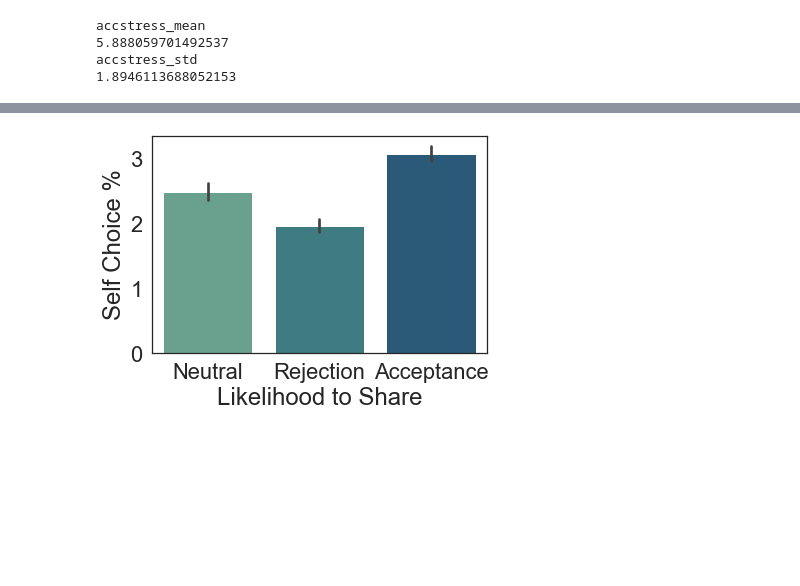
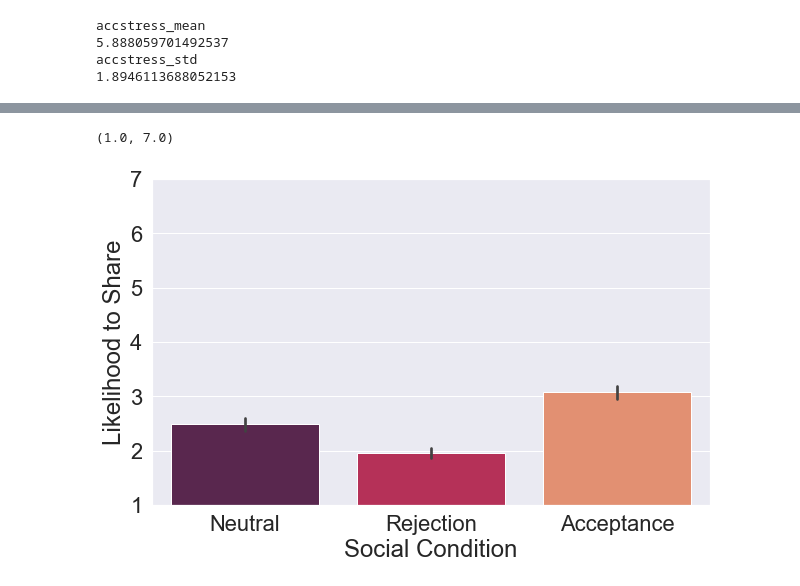
Before and after one commit to fareri-lab/Rejection_Choice, a Jupyter notebook: RMAnova w Pingouin_7.18.23.ipynb, the cells around one changed output, grey strips where cells are left out. Drawn from its saved outputs; the diff is of its cells as text; code cells hidden in the pictures; blank space fills up the shorter version.

```diff
--- a/RMAnova w Pingouin_7.18.23.ipynb
+++ b/RMAnova w Pingouin_7.18.23.ipynb
@@ -925,8 +916,11 @@ choiceplot.figure.savefig('ANOVA_affectplot.png')
 # %%
-#sns.set(font_scale=2)
-choiceplot = sns.barplot(x='Social Condition', y='salience_mean', data= plottingdata,palette= 'crest',errorbar=('ci', 68))
-choiceplot.set_ylabel('Self Choice %')
-choiceplot.set_xlabel('Likelihood to Share')
-choiceplot.figure.savefig('ANOVA_sharingplot.png')
+sns.set(font_scale=2)
+plt.figure(figsize=(10,6))
+choiceplot = sns.barplot(x='Social Condition', y='salience_mean', data= plottingdata,palette= 'rocket',errorbar=('ci', 68))
+choiceplot.set_ylabel('Likelihood to Share')
+choiceplot.set_xlabel('Social Condition')
+choiceplot.set_ylim(1, 7)
+#choiceplot.figure.savefig('ANOVA_sharingplot.png',bbox_inches='tight')
 # %% [output]
+(1.0, 7.0)
-[figure, old version]
+[figure, new version]
```
Also changed, not shown: parts of 4 cells of this notebook, 3 other files.
